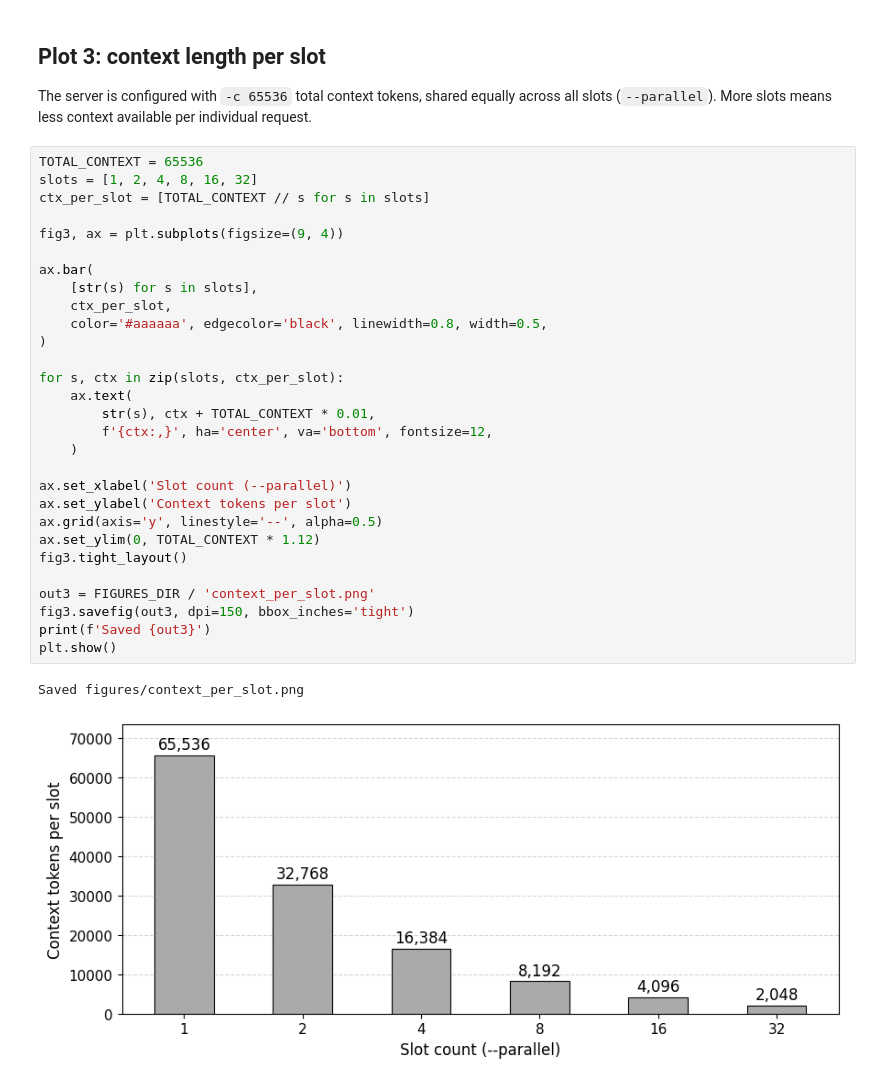
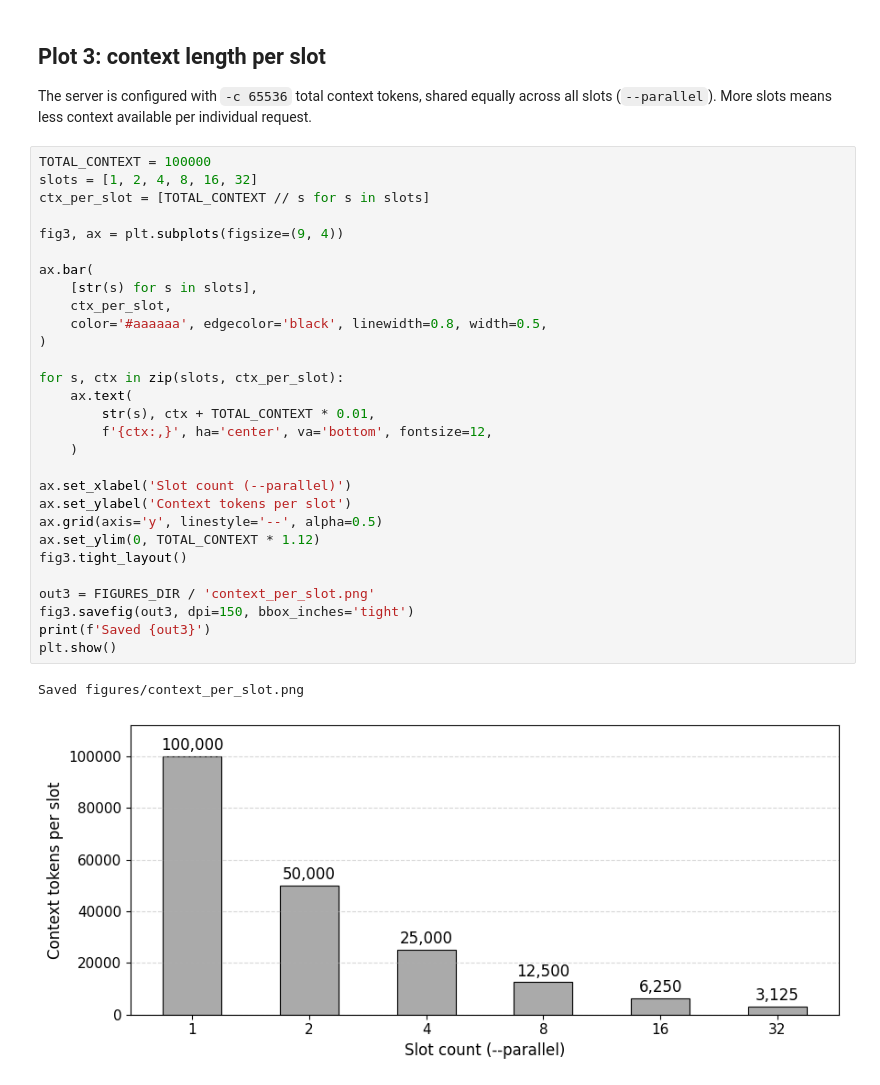
Before and after one commit to gperdrizet/llama.cpp-server, a Jupyter notebook: notebooks/load_test_results.ipynb, the cells around one changed output. Cells and saved outputs as stored; diff of their text form.

Commit message:
Updated context length plot

```diff
--- a/notebooks/load_test_results.ipynb
+++ b/notebooks/load_test_results.ipynb
@@ -202,34 +202,34 @@ Saved figures/latency_vs_slots_c8.png
 The server is configured with `-c 65536` total context tokens, shared equally across all slots (`--parallel`).
 More slots means less context available per individual request.
 # %%
-TOTAL_CONTEXT = 65536
+TOTAL_CONTEXT = 100000
 slots = [1, 2, 4, 8, 16, 32]
 ctx_per_slot = [TOTAL_CONTEXT // s for s in slots]
 
 fig3, ax = plt.subplots(figsize=(9, 4))
 
 ax.bar(
     [str(s) for s in slots],
     ctx_per_slot,
     color='#aaaaaa', edgecolor='black', linewidth=0.8, width=0.5,
 )
 
 for s, ctx in zip(slots, ctx_per_slot):
     ax.text(
         str(s), ctx + TOTAL_CONTEXT * 0.01,
         f'{ctx:,}', ha='center', va='bottom', fontsize=12,
     )
 
 ax.set_xlabel('Slot count (--parallel)')
 ax.set_ylabel('Context tokens per slot')
 ax.grid(axis='y', linestyle='--', alpha=0.5)
 ax.set_ylim(0, TOTAL_CONTEXT * 1.12)
 fig3.tight_layout()
 
 out3 = FIGURES_DIR / 'context_per_slot.png'
 fig3.savefig(out3, dpi=150, bbox_inches='tight')
 print(f'Saved {out3}')
 plt.show()
 # %% [output]
 Saved figures/context_per_slot.png
-[figure, old version]
+[figure, new version]
```
Also changed, not shown: 1 other file.
